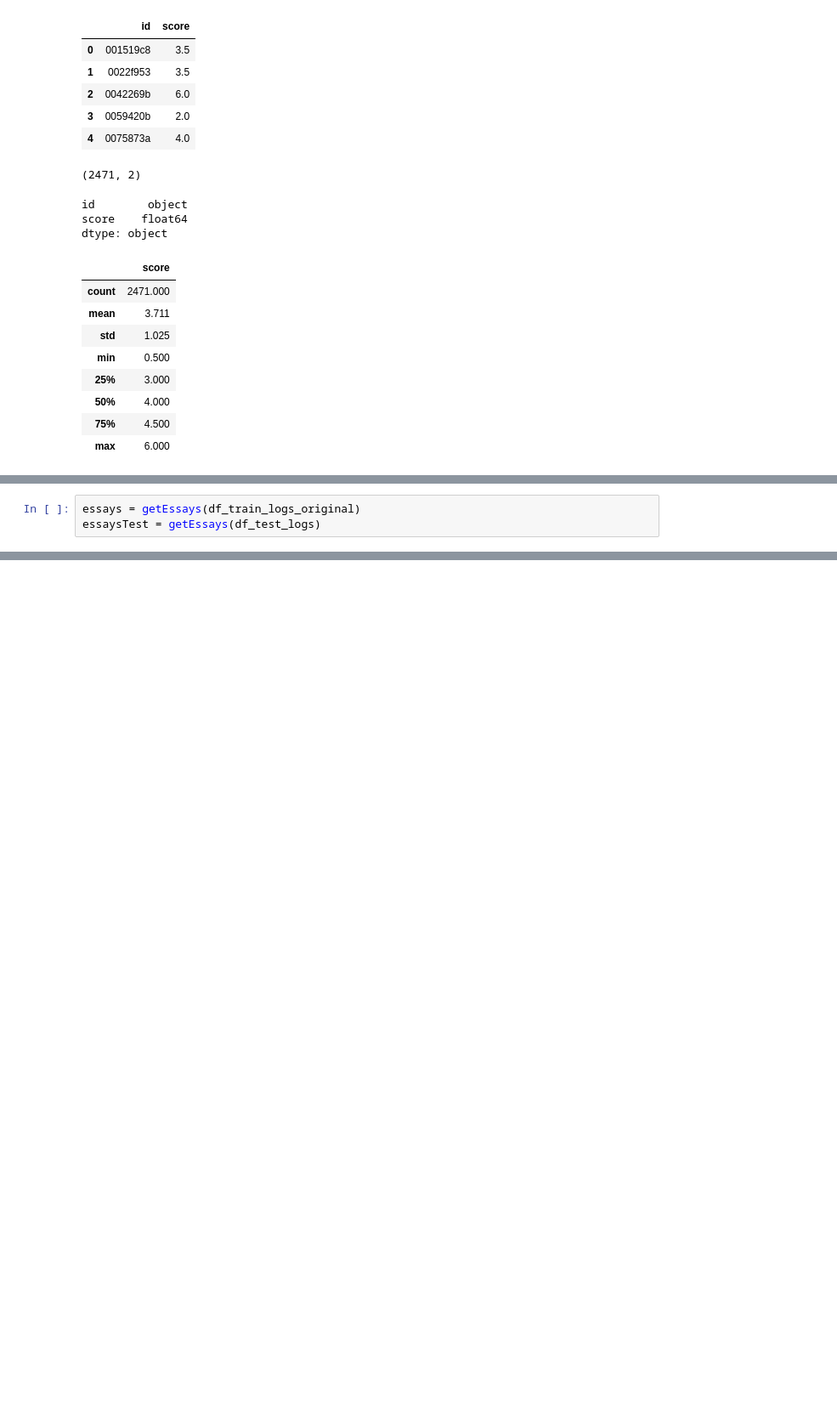
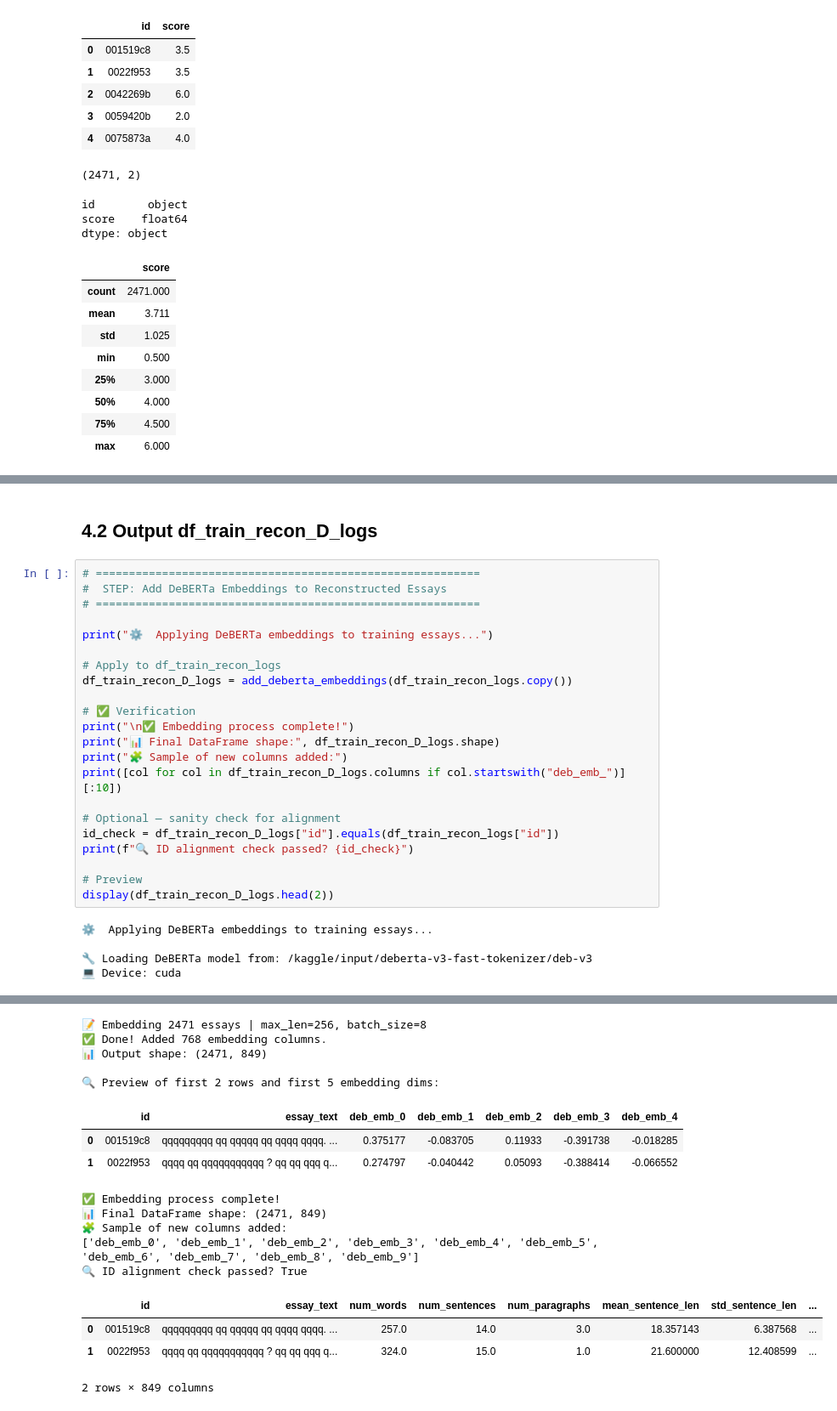
Before and after one commit to 27July/SC4000-Essay-Quality-Prediction, a Jupyter notebook: sc4000-kaggle.ipynb, the cells around one changed output, grey strips where cells are left out. Shown at 85% size. Drawn from its saved outputs; the diff is of its cells as text; blank space fills up the shorter version.

```diff
--- a/sc4000-kaggle.ipynb
+++ b/sc4000-kaggle.ipynb
@@ -1382,3 +429,0 @@ def getEssays(df):
-# %%
-essays = getEssays(df_train_logs_original)
-essaysTest = getEssays(df_test_logs)
@@ -2716,0 +1111,29 @@ display(FileLink(str(zip_path)))  # clickable link in the notebook
+# %% [markdown]
+## 4.2 Output df_train_recon_D_logs
+# %%
+# ==========================================================
+#  STEP: Add DeBERTa Embeddings to Reconstructed Essays
+# ==========================================================
+
+print("⚙️  Applying DeBERTa embeddings to training essays...")
+
+# Apply to df_train_recon_logs
+df_train_recon_D_logs = add_deberta_embeddings(df_train_recon_logs.copy())
+
+# ✅ Verification
+print("\n✅ Embedding process complete!")
+print("📊 Final DataFrame shape:", df_train_recon_D_logs.shape)
+print("🧩 Sample of new columns added:")
+print([col for col in df_train_recon_D_logs.columns if col.startswith("deb_emb_")][:10])
+
+# Optional — sanity check for alignment
+id_check = df_train_recon_D_logs["id"].equals(df_train_recon_logs["id"])
+print(f"🔍 ID alignment check passed? {id_check}")
+
+# Preview
+display(df_train_recon_D_logs.head(2))
+# %% [output]
+⚙️  Applying DeBERTa embeddings to training essays...
+
+🔧 Loading DeBERTa model from: /kaggle/input/deberta-v3-fast-tokenizer/deb-v3
+💻 Device: cuda
@@ -2716,0 +1144,17 @@ display(FileLink(str(zip_path)))  # clickable link in the notebook
+📝 Embedding 2471 essays | max_len=256, batch_size=8
+✅ Done! Added 768 embedding columns.
+📊 Output shape: (2471, 849)
+
+🔍 Preview of first 2 rows and first 5 embedding dims:
+|  | id | essay_text | deb_emb_0 | deb_emb_1 | deb_emb_2 | deb_emb_3 | deb_emb_4 |
+| 0 | 001519c8 | qqqqqqqqq qq qqqqq qq qqqq qqqq. ... | 0.375177 | -0.083705 | 0.11933 | -0.391738 | -0.018285 |
+| 1 | 0022f953 | qqqq qq qqqqqqqqqqq ? qq qq qqq q... | 0.274797 | -0.040442 | 0.05093 | -0.388414 | -0.066552 |
+✅ Embedding process complete!
+📊 Final DataFrame shape: (2471, 849)
+🧩 Sample of new columns added:
+['deb_emb_0', 'deb_emb_1', 'deb_emb_2', 'deb_emb_3', 'deb_emb_4', 'deb_emb_5', 'deb_emb_6', 'deb_emb_7', 'deb_emb_8', 'deb_emb_9']
+🔍 ID alignment check passed? True
+|  | id | essay_text | num_words | num_sentences | num_paragraphs | mean_sentence_len | std_sentence_len | ... |
+| 0 | 001519c8 | qqqqqqqqq qq qqqqq qq qqqq qqqq. ... | 257.0 | 14.0 | 3.0 | 18.357143 | 6.387568 | ... |
+| 1 | 0022f953 | qqqq qq qqqqqqqqqqq ? qq qq qqq q... | 324.0 | 15.0 | 1.0 | 21.600000 | 12.408599 | ... |
+2 rows × 849 columns
```
Also changed, not shown: parts of 128 cells of this notebook.
